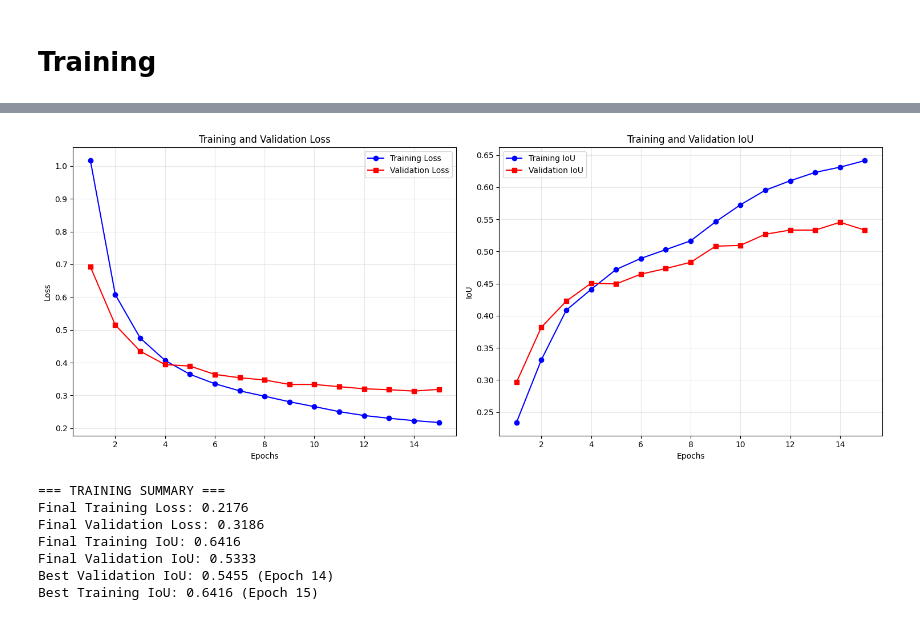
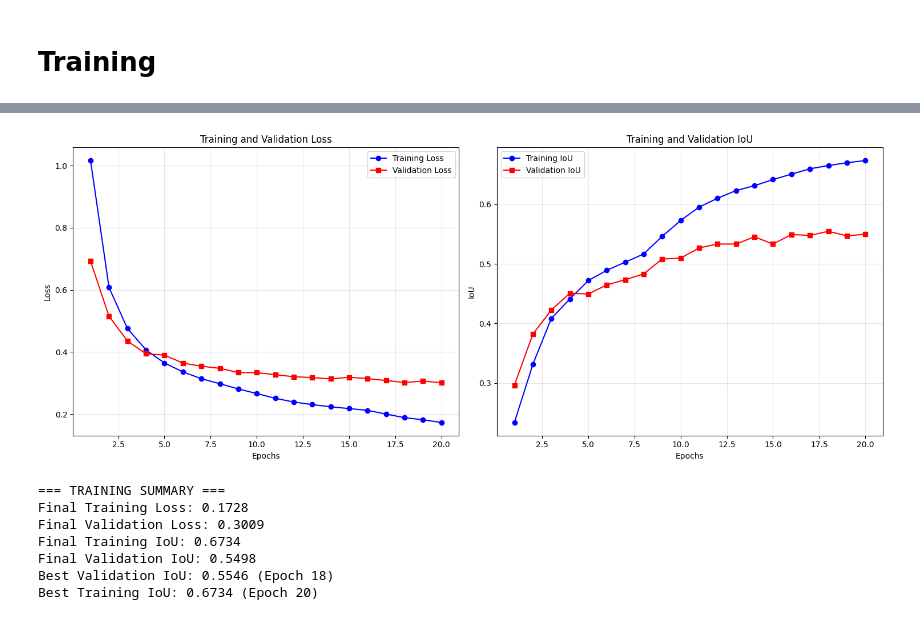
Before and after one commit to Lukirby/DLCV-Project, a Jupyter notebook: Unet_imagenet1k.ipynb, the cells around one changed output, grey strips where cells are left out. Saved outputs shown, nothing was run; the diff lists cells and outputs as text; code cells hidden in the pictures.

Commit message:
25 epochs

```diff
--- a/Unet_imagenet1k.ipynb
+++ b/Unet_imagenet1k.ipynb
@@ -834,15 +897,15 @@ def plot_training_metrics_from_checkpoint(epochs):
     print(f"Best Validation IoU: {max(val_ious):.4f} (Epoch {val_ious.index(max(val_ious)) + 1})")
     print(f"Best Training IoU: {max(train_ious):.4f} (Epoch {train_ious.index(max(train_ious)) + 1})")
 # %%
-plot_training_metrics_from_checkpoint(15)
+plot_training_metrics_from_checkpoint(20)
 # %% [output]
-[figure, old version]
+[figure, new version]
 === TRAINING SUMMARY ===
-Final Training Loss: 0.2176
-Final Validation Loss: 0.3186
-Final Training IoU: 0.6416
-Final Validation IoU: 0.5333
-Best Validation IoU: 0.5455 (Epoch 14)
-Best Training IoU: 0.6416 (Epoch 15)
+Final Training Loss: 0.1728
+Final Validation Loss: 0.3009
+Final Training IoU: 0.6734
+Final Validation IoU: 0.5498
+Best Validation IoU: 0.5546 (Epoch 18)
+Best Training IoU: 0.6734 (Epoch 20)
 # %% [markdown]
 Resume training
```
Also changed, not shown: parts of 3 cells of this notebook.
